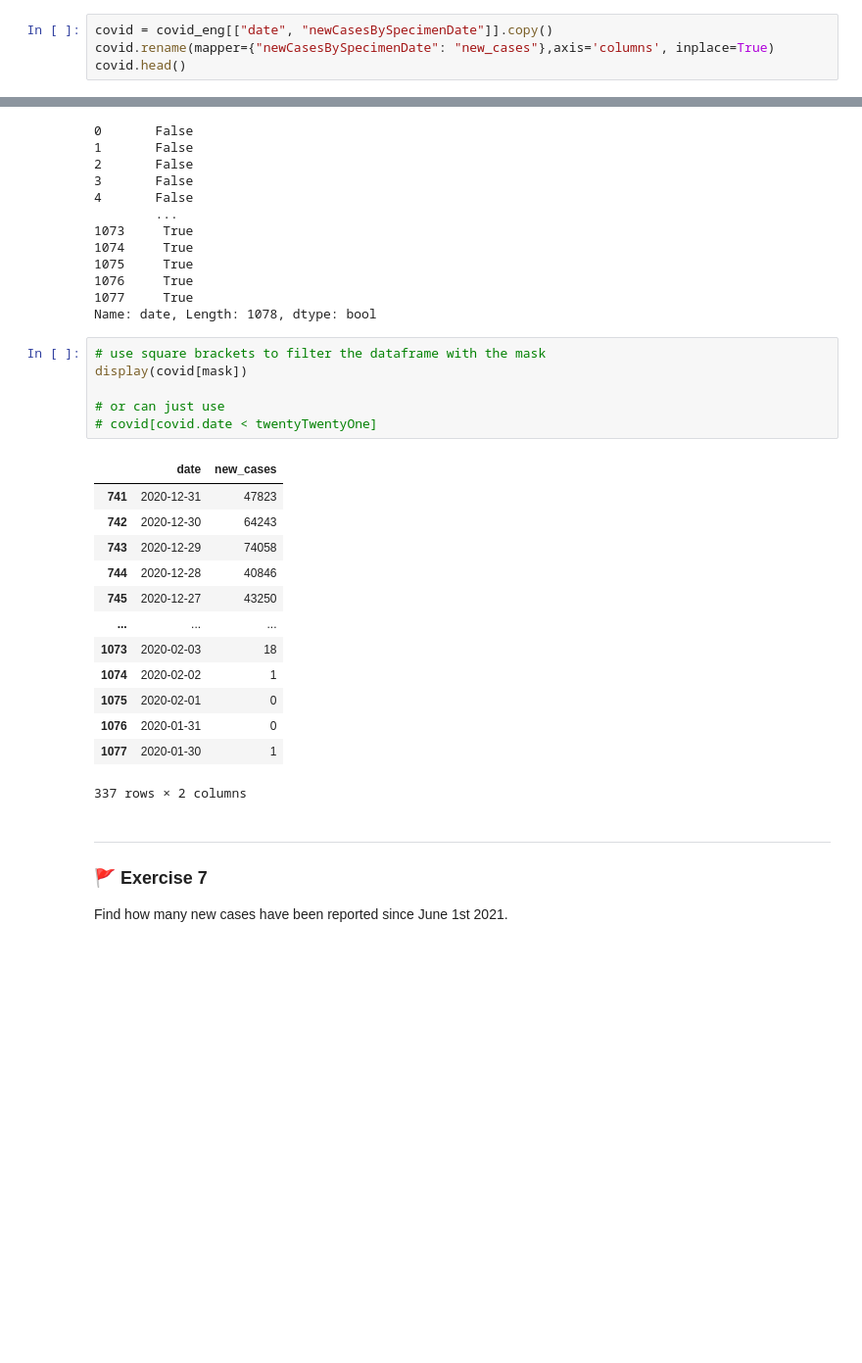
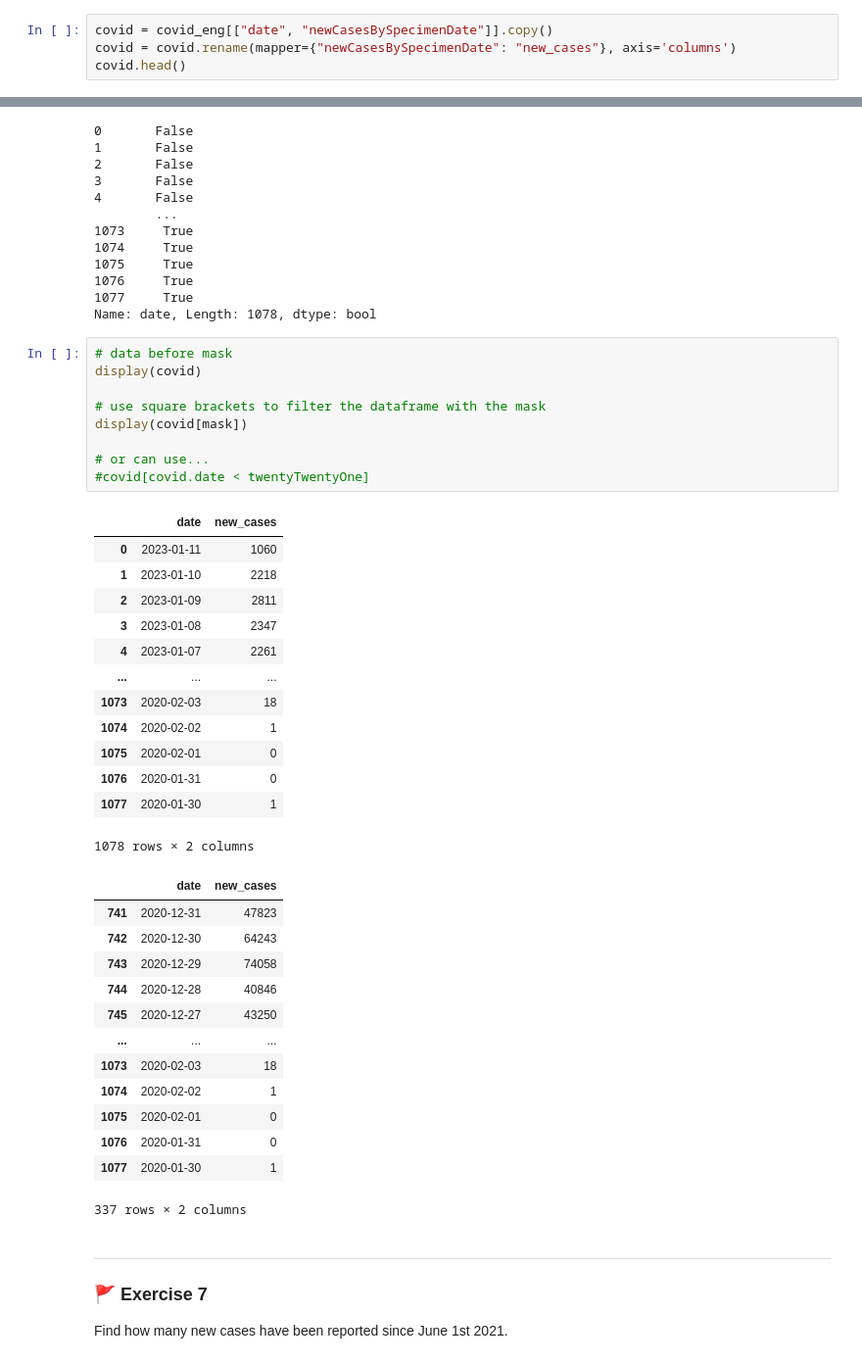
Before and after one commit to Eldave93/machine-learning-workbooks, a Jupyter notebook: 12-time-series/12_workbook.ipynb, the cells around one changed output, grey strips where cells are left out. Shown at 98% size. Cells and saved outputs as stored; diff of their text form; blank space fills up the shorter version.

```diff
--- a/12-time-series/12_workbook.ipynb
+++ b/12-time-series/12_workbook.ipynb
@@ -260,6 +271,6 @@ For the sake of this workshop we are only going to look at `newCasesBySpecimenDa
 # %%
 covid = covid_eng[["date", "newCasesBySpecimenDate"]].copy()
-covid.rename(mapper={"newCasesBySpecimenDate": "new_cases"},axis='columns', inplace=True)
+covid = covid.rename(mapper={"newCasesBySpecimenDate": "new_cases"}, axis='columns')
 covid.head()
 # %% [output]
 |  | date | new_cases |
@@ -636,25 +647,41 @@ mask
 1077     True
 Name: date, Length: 1078, dtype: bool
 # %%
+# data before mask
+display(covid)
+
 # use square brackets to filter the dataframe with the mask
 display(covid[mask])
 
-# or can just use
-# covid[covid.date < twentyTwentyOne]
+# or can use...
+#covid[covid.date < twentyTwentyOne]
 # %% [output]
 |  | date | new_cases |
-| 741 | 2020-12-31 | 47823 |
-| 742 | 2020-12-30 | 64243 |
-| 743 | 2020-12-29 | 74058 |
-| 744 | 2020-12-28 | 40846 |
-| 745 | 2020-12-27 | 43250 |
+| 0 | 2023-01-11 | 1060 |
+| 1 | 2023-01-10 | 2218 |
+| 2 | 2023-01-09 | 2811 |
+| 3 | 2023-01-08 | 2347 |
+| 4 | 2023-01-07 | 2261 |
 | ... | ... | ... |
 | 1073 | 2020-02-03 | 18 |
 | 1074 | 2020-02-02 | 1 |
 | 1075 | 2020-02-01 | 0 |
 | 1076 | 2020-01-31 | 0 |
 | 1077 | 2020-01-30 | 1 |
-337 rows × 2 columns
+1078 rows × 2 columns
+|  | date | new_cases |
+| 741 | 2020-12-31 | 47823 |
+| 742 | 2020-12-30 | 64243 |
+| 743 | 2020-12-29 | 74058 |
+| 744 | 2020-12-28 | 40846 |
+| 745 | 2020-12-27 | 43250 |
+| ... | ... | ... |
+| 1073 | 2020-02-03 | 18 |
+| 1074 | 2020-02-02 | 1 |
+| 1075 | 2020-02-01 | 0 |
+| 1076 | 2020-01-31 | 0 |
+| 1077 | 2020-01-30 | 1 |
+337 rows × 2 columns
 # %% [markdown]
 ---
 
```
Also changed, not shown: parts of 67 cells of this notebook.
